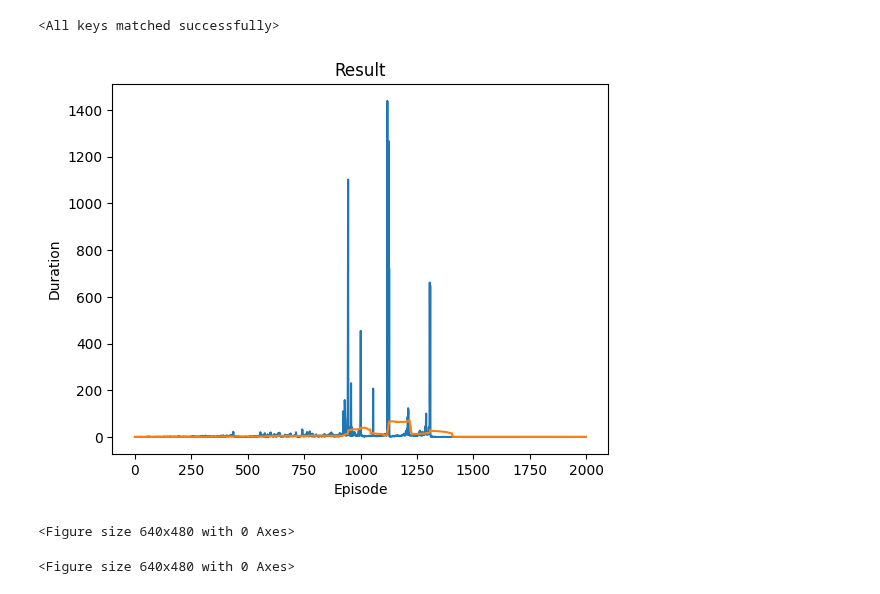
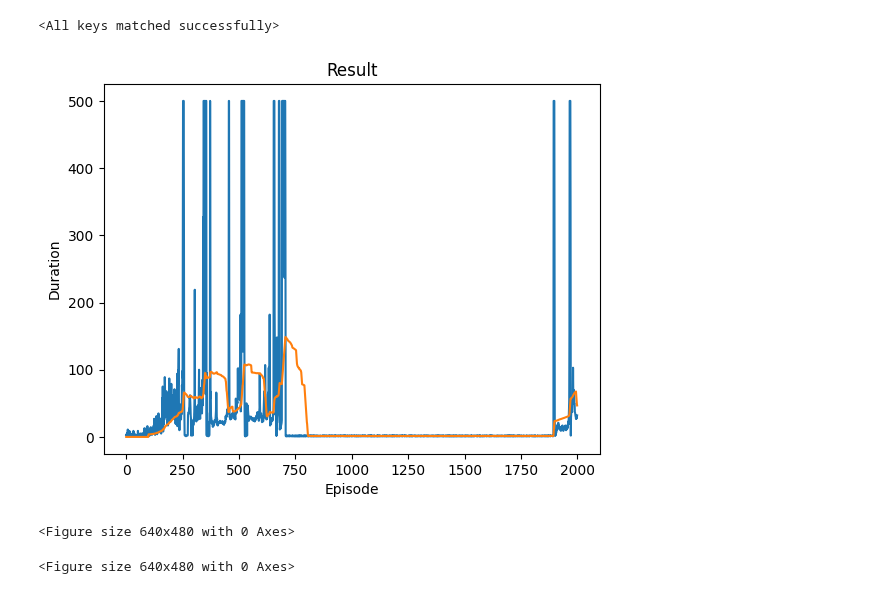
Before and after one commit to be0mi/Reinforce-Learning, a Jupyter notebook: cartpole/PPO.ipynb, the cells around one changed output. Saved outputs shown, nothing was run; the diff lists cells and outputs as text; code cells hidden in the pictures.

```diff
--- a/cartpole/PPO.ipynb
+++ b/cartpole/PPO.ipynb
@@ -10,7 +11,7 @@ device = 'cuda' if torch.cuda.is_available() else 'cpu'
 # %%
 class Memory:
     def __init__(self):
-        self.batch = []
+        self.batch = deque([],maxlen=2000)
 
     def clear_the_batch(self):
         self.batch = []
@@ -80,7 +81,7 @@ adam_actor = torch.optim.Adam(actor.parameters(), lr=1e-4)
 adam_critic = torch.optim.Adam(critic.parameters(), lr=5e-4)
 
 gamma = 0.99
-sampling_epoch = 50
+sampling_epoch = 5
 epoch = 5
 eps = 0.05
 # %%
@@ -154,34 +155,36 @@ for i in range(2000):
             theta_old = old_actor(batches[0]).gather(1,batches[1].reshape(len(batches[1]),1)).detach()
             ratio = theta/theta_old
 
             actor_loss = - sum(torch.min(ratio * d_factor.view(-1,1)*advantage.detach(), torch.clamp(ratio, 1-eps, 1+eps) * (d_factor.view(-1,1)*advantage.detach())))
 
             actor_state_dict = actor.state_dict()
             old_actor.load_state_dict(actor_state_dict)
 
             adam_actor.zero_grad()
             actor_loss.backward(retain_graph=True)
             adam_actor.step()
 
             critic_loss = sum(advantage.pow(2))
             adam_critic.zero_grad()
             critic_loss.backward(retain_graph=True)
             adam_critic.step()
 
         buffer.clear_the_batch()
         total_reward += reward
+        if total_reward >= 500:
+            done = True
 
         if done:
             episode_rewards.append(total_reward)
             plot_durations(episode_rewards)
             break
     env.close()
 
 plot_durations(episode_rewards, show_result=True)
 plt.ioff()
 plt.show()
 # %% [output]
-[figure, old version]
+[figure, new version]
 <Figure size 640x480 with 0 Axes>
 <Figure size 640x480 with 0 Axes>
 # %%
```
Also changed, not shown: parts of 3 cells of this notebook, 1 other file.
